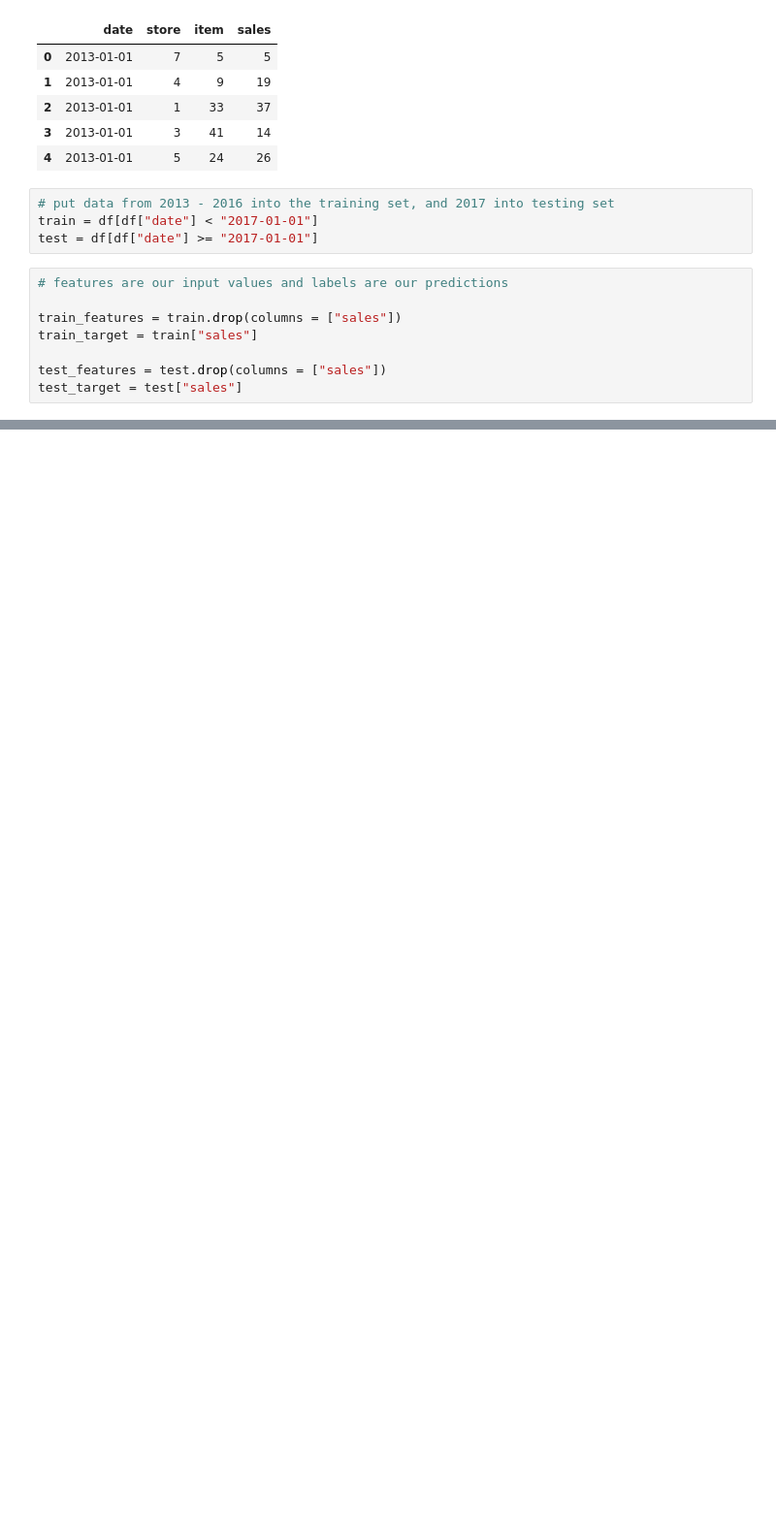
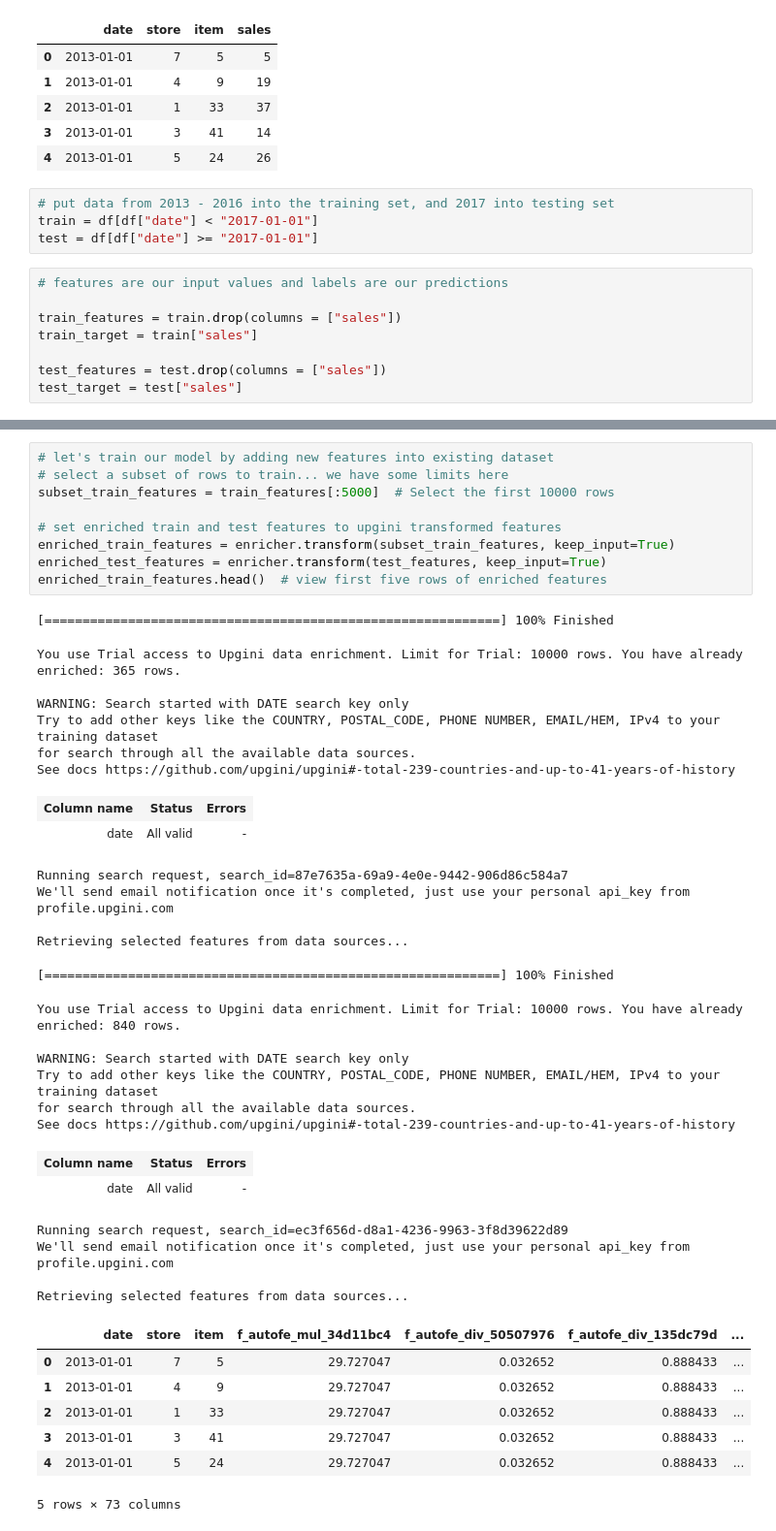
Before and after one commit to flycye/Kabble-Tutorial, a Jupyter notebook: SalesForecasting.ipynb, the cells around one changed output, grey strips where cells are left out. Shown: that part at 97% size. Drawn from its saved outputs; the diff is of its cells as text; blank space fills up the shorter version.

```diff
--- a/SalesForecasting.ipynb
+++ b/SalesForecasting.ipynb
@@ -157,3 +157,46 @@ which makes metrics between the train and eval_set incomparable.
 |  | Dataset type | Rows | Mean target | Baseline mean_absolute_percentage... | Enriched mean_absolute_percentage... | Uplift |
 | 0 | Train | 15213 | 50.3977 | 0.252850 | 0.175309 | 0.077541 |
 | 1 | Eval 1 | 3787 | 59.2424 | 0.264187 | 0.178654 | 0.085533 |
+# %%
+# let's train our model by adding new features into existing dataset
+# select a subset of rows to train... we have some limits here
+subset_train_features = train_features[:5000]  # Select the first 10000 rows
+
+# set enriched train and test features to upgini transformed features
+enriched_train_features = enricher.transform(subset_train_features, keep_input=True)
+enriched_test_features = enricher.transform(test_features, keep_input=True)
+enriched_train_features.head()  # view first five rows of enriched features
+# %% [output]
+[============================================================] 100% Finished
+You use Trial access to Upgini data enrichment. Limit for Trial: 10000 rows. You have already enriched: 365 rows.
+
+WARNING: Search started with DATE search key only
+Try to add other keys like the COUNTRY, POSTAL_CODE, PHONE NUMBER, EMAIL/HEM, IPv4 to your training dataset
+for search through all the available data sources.
+See docs https://github.com/upgini/upgini#-total-239-countries-and-up-to-41-years-of-history
+| Column name | Status | Errors |
+| date | All valid | - |
+Running search request, search_id=87e7635a-69a9-4e0e-9442-906d86c584a7
+We'll send email notification once it's completed, just use your personal api_key from profile.upgini.com
+
+Retrieving selected features from data sources...
+[============================================================] 100% Finished
+You use Trial access to Upgini data enrichment. Limit for Trial: 10000 rows. You have already enriched: 840 rows.
+
+WARNING: Search started with DATE search key only
+Try to add other keys like the COUNTRY, POSTAL_CODE, PHONE NUMBER, EMAIL/HEM, IPv4 to your training dataset
+for search through all the available data sources.
+See docs https://github.com/upgini/upgini#-total-239-countries-and-up-to-41-years-of-history
+| Column name | Status | Errors |
+| date | All valid | - |
+Running search request, search_id=ec3f656d-d8a1-4236-9963-3f8d39622d89
+We'll send email notification once it's completed, just use your personal api_key from profile.upgini.com
+
+Retrieving selected features from data sources...
+|  | date | store | item | f_autofe_mul_34d11bc4 | f_autofe_div_50507976 | f_autofe_div_135dc79d | ... |
+| 0 | 2013-01-01 | 7 | 5 | 29.727047 | 0.032652 | 0.888433 | ... |
+| 1 | 2013-01-01 | 4 | 9 | 29.727047 | 0.032652 | 0.888433 | ... |
+| 2 | 2013-01-01 | 1 | 33 | 29.727047 | 0.032652 | 0.888433 | ... |
+| 3 | 2013-01-01 | 3 | 41 | 29.727047 | 0.032652 | 0.888433 | ... |
+| 4 | 2013-01-01 | 5 | 24 | 29.727047 | 0.032652 | 0.888433 | ... |
+5 rows × 73 columns
```
Also changed, not shown: parts of 1 cell of this notebook.
